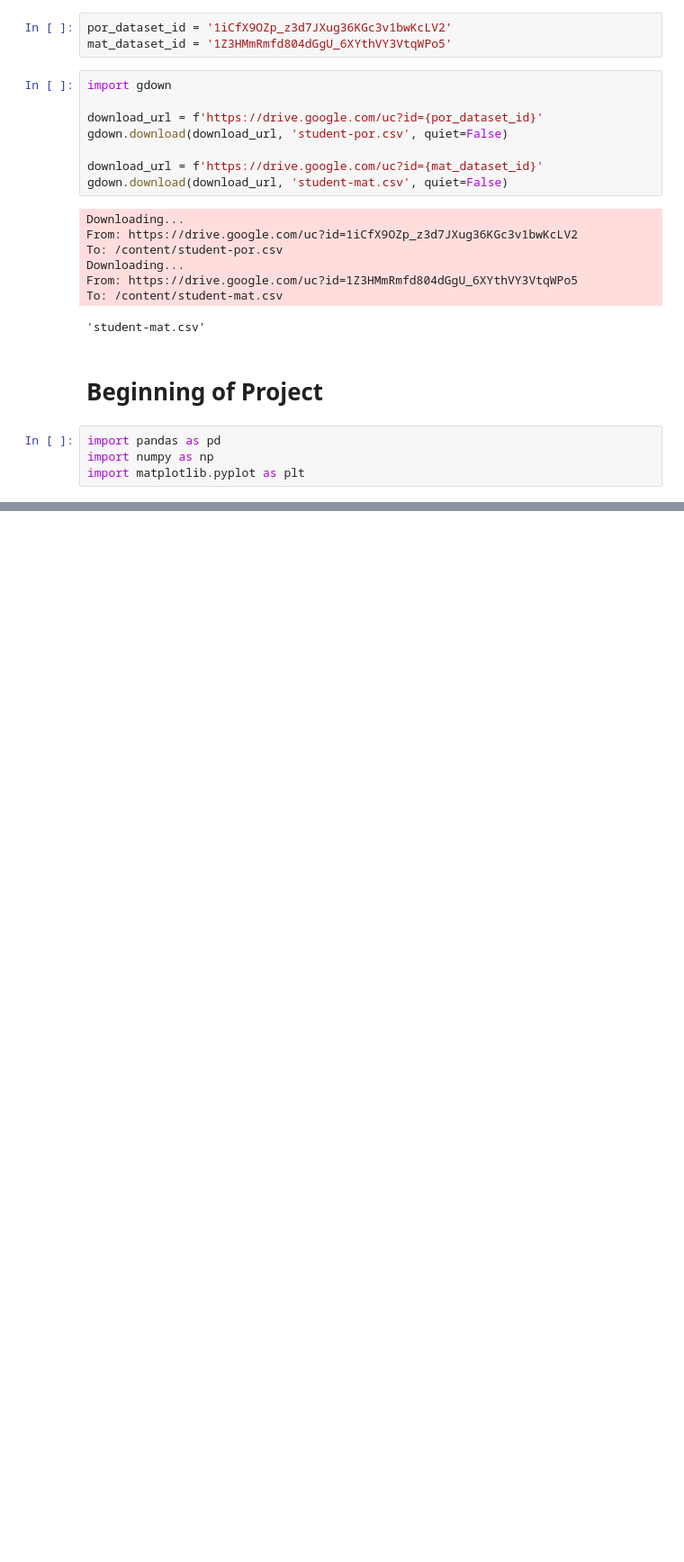
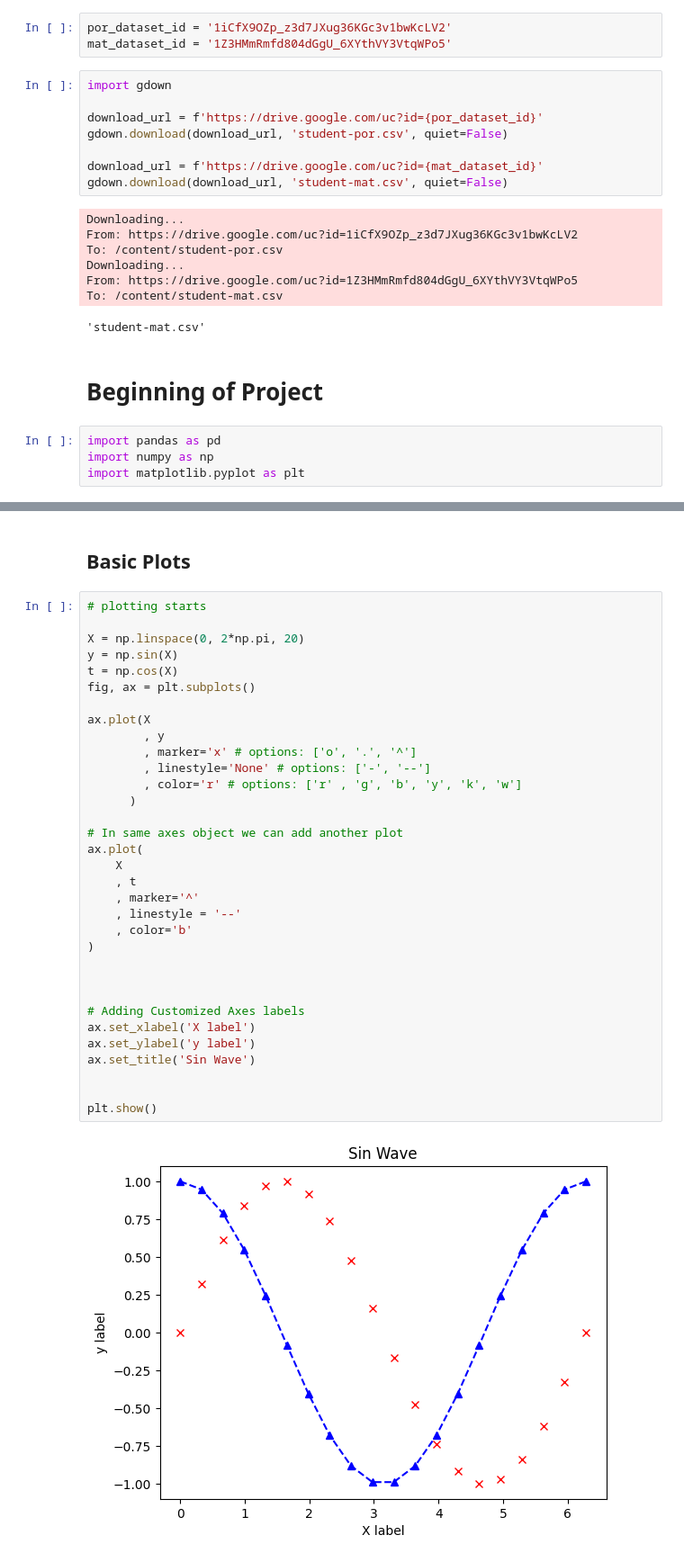
Before and after one commit to shant-kolekar/dataAnalyticsEssentialModules, a Jupyter notebook: matplotlib.ipynb, the cells around one changed output, grey strips where cells are left out. Shown at 90% size. Cells and saved outputs as stored; diff of their text form; blank space fills up the shorter version.

```diff
--- a/matplotlib.ipynb
+++ b/matplotlib.ipynb
@@ -94,0 +136,37 @@ import matplotlib.pyplot as plt
+# %% [markdown]
+## Basic Plots
+# %%
+# plotting starts
+
+X = np.linspace(0, 2*np.pi, 20)
+y = np.sin(X)
+t = np.cos(X)
+fig, ax = plt.subplots()
+
+ax.plot(X
+        , y
+        , marker='x' # options: ['o', '.', '^']
+        , linestyle='None' # options: ['-', '--']
+        , color='r' # options: ['r' , 'g', 'b', 'y', 'k', 'w']
+      )
+
+# In same axes object we can add another plot
+ax.plot(
+    X
+    , t
+    , marker='^'
+    , linestyle = '--'
+    , color='b'
+)
+
+
+
+# Adding Customized Axes labels
+ax.set_xlabel('X label')
+ax.set_ylabel('y label')
+ax.set_title('Sin Wave')
+
+
+plt.show()
+# %% [output]
+[figure, added]
```
Also changed, not shown: parts of 10 cells of this notebook.
